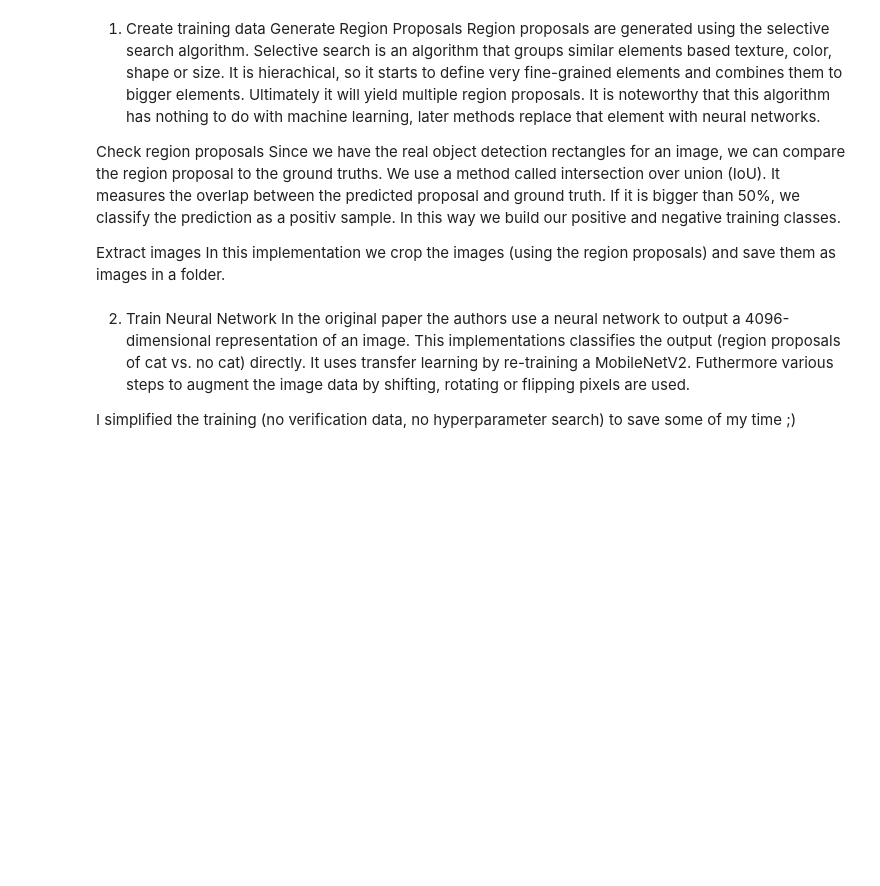
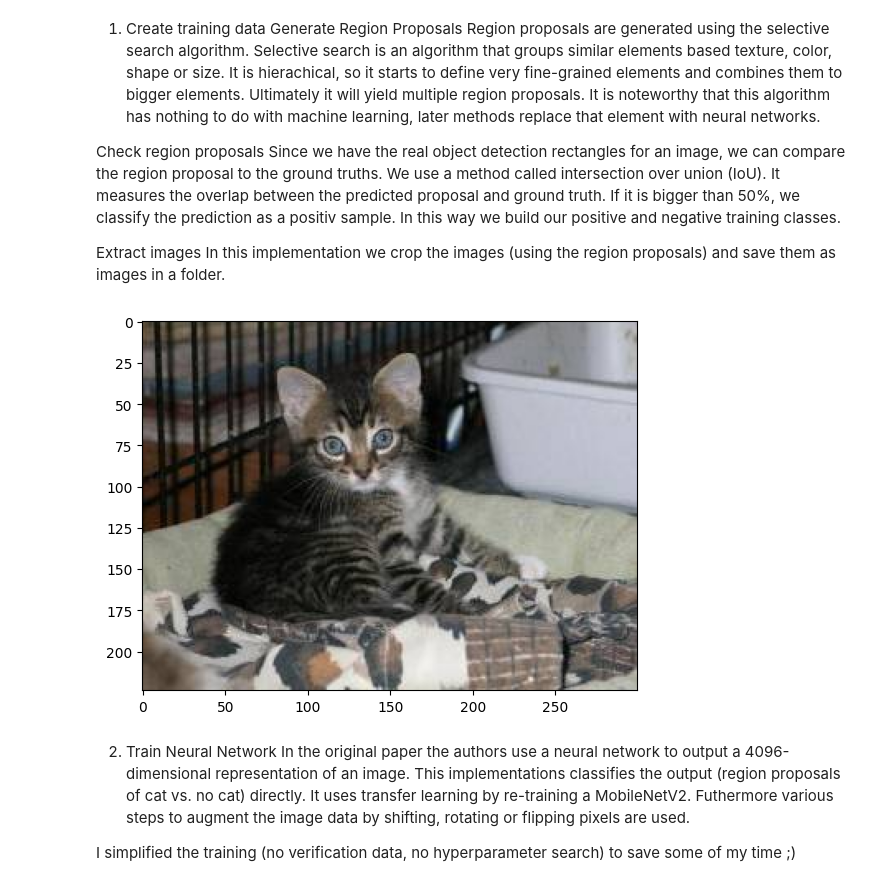
Before and after one commit to Hollyys/ObjectDetection, a Jupyter notebook: R_CNN.ipynb, the cells around one changed output. Drawn from its saved outputs; the diff is of its cells as text; code cells hidden in the pictures; blank space fills up the shorter version.

```diff
--- a/R_CNN.ipynb
+++ b/R_CNN.ipynb
@@ -27,6 +27,12 @@ from tqdm import tqdm
 import requests
 import cv2
 from PIL import Image
+# %%
+im = plt.imread("/Users/crossrunway/DataSets/catVSdog/cat.12.jpg")
+plt.imshow(im)
+plt.show()
+# %% [output]
+[figure, added]
 # %%
 def extract_ground_truth(path):
     """Extracts ground truths like boxes, labels and ids from xml files."""
```
Also changed, not shown: parts of 15 cells of this notebook.
